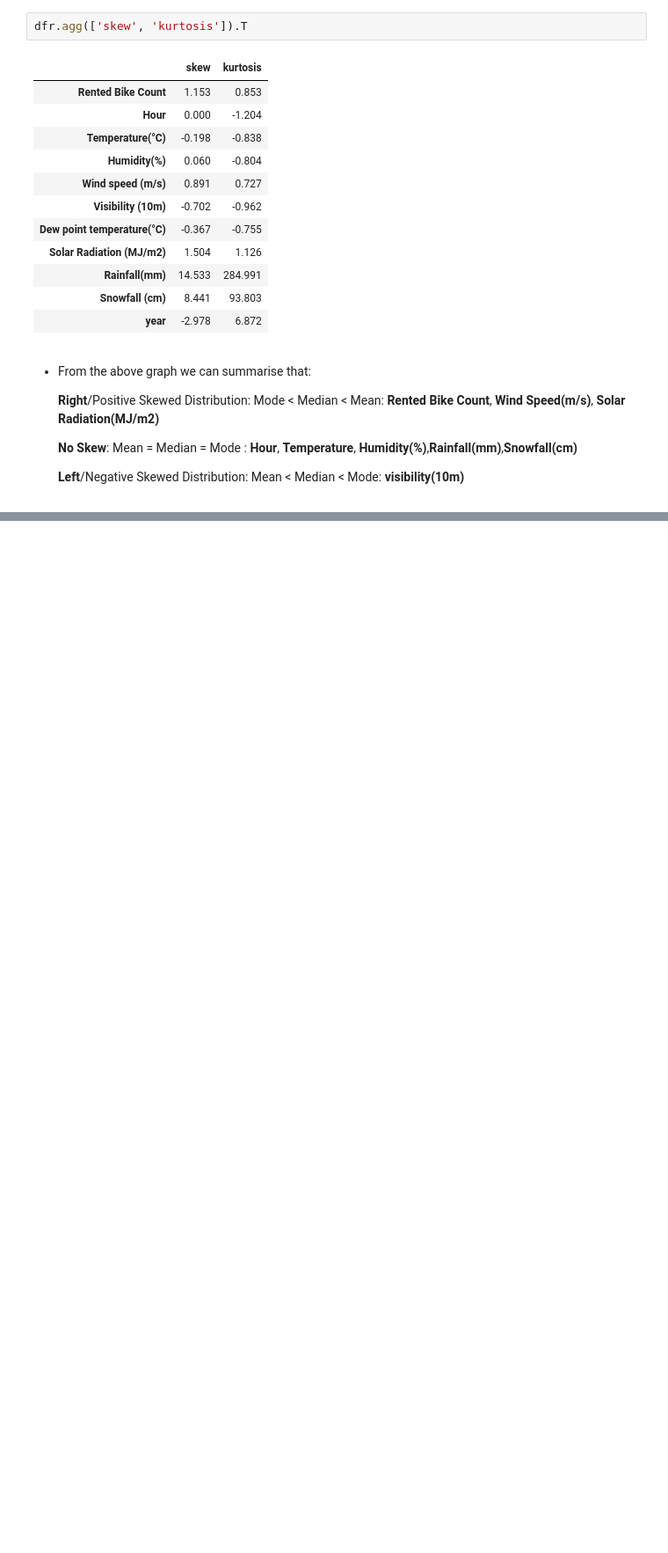
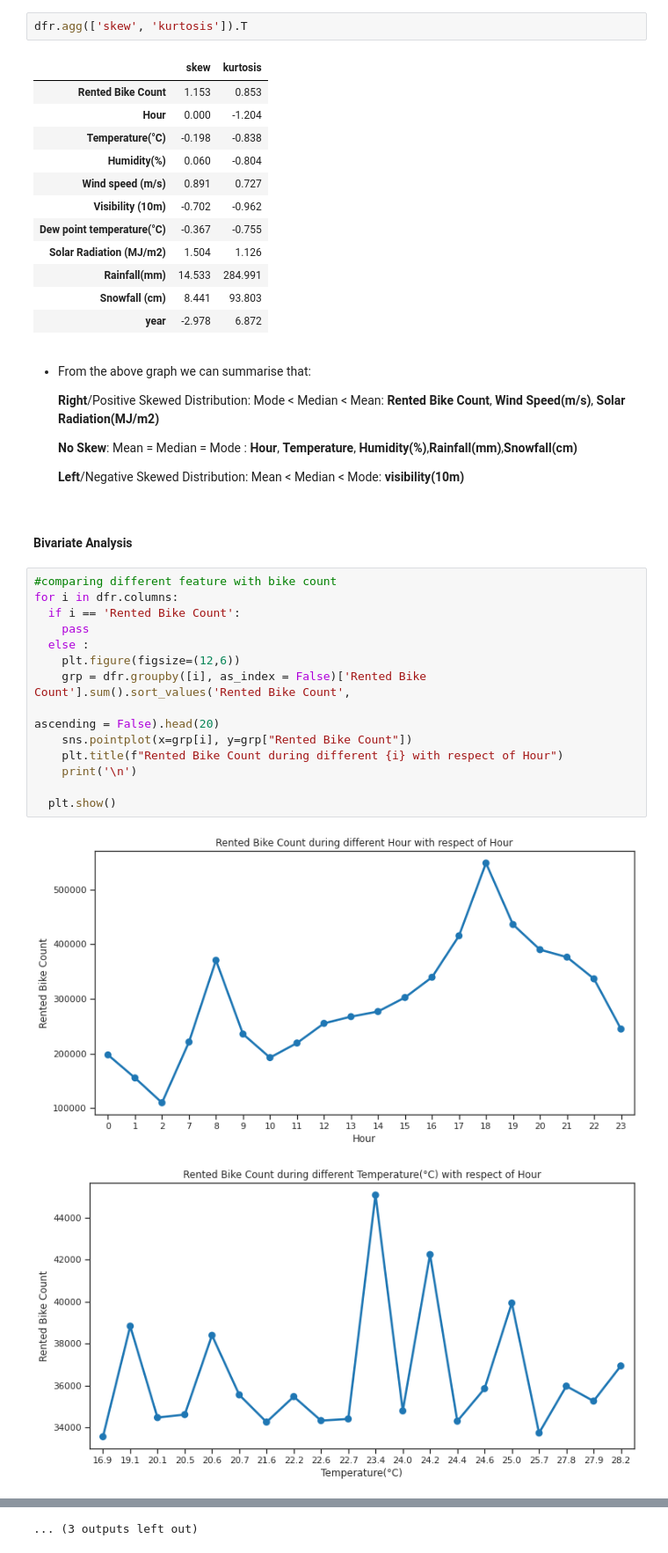
Before and after one commit to abhinav4201/Regression-Bike-Sharing-Demand-Prediction, a Jupyter notebook: Bike_Sharing_Demand_Prediction_Capstone_Project.ipynb, the cells around one changed output, grey strips where cells are left out. Shown: that part at 88% size. Saved outputs shown, nothing was run; the diff lists cells and outputs as text; blank space fills up the shorter version.

Commit message:
Completed bivariate analysis

```diff
--- a/Bike_Sharing_Demand_Prediction_Capstone_Project.ipynb
+++ b/Bike_Sharing_Demand_Prediction_Capstone_Project.ipynb
@@ -334,3 +334,22 @@ dfr.agg(['skew', 'kurtosis']).T
   **No Skew**: Mean = Median = Mode : **Hour**, **Temperature**, **Humidity(%)**,**Rainfall(mm)**,**Snowfall(cm)**
 
   **Left**/Negative Skewed Distribution: Mean < Median < Mode: **visibility(10m)**
+# %% [markdown]
+#### **Bivariate Analysis**
+# %%
+#comparing different feature with bike count
+for i in dfr.columns:
+  if i == 'Rented Bike Count':
+    pass
+  else :
+    plt.figure(figsize=(12,6))
+    grp = dfr.groupby([i], as_index = False)['Rented Bike Count'].sum().sort_values('Rented Bike Count',
+                                                                                    ascending = False).head(20)
+    sns.pointplot(x=grp[i], y=grp["Rented Bike Count"])
+    plt.title(f"Rented Bike Count during different {i} with respect of Hour")
+    print('\n')
+
+  plt.show()
+# %% [output]
+[figure, added]
+[figure, added]
@@ -336,0 +366 @@ dfr.agg(['skew', 'kurtosis']).T
+... (3 outputs left out)
```
Also changed, not shown: parts of 17 cells of this notebook.
